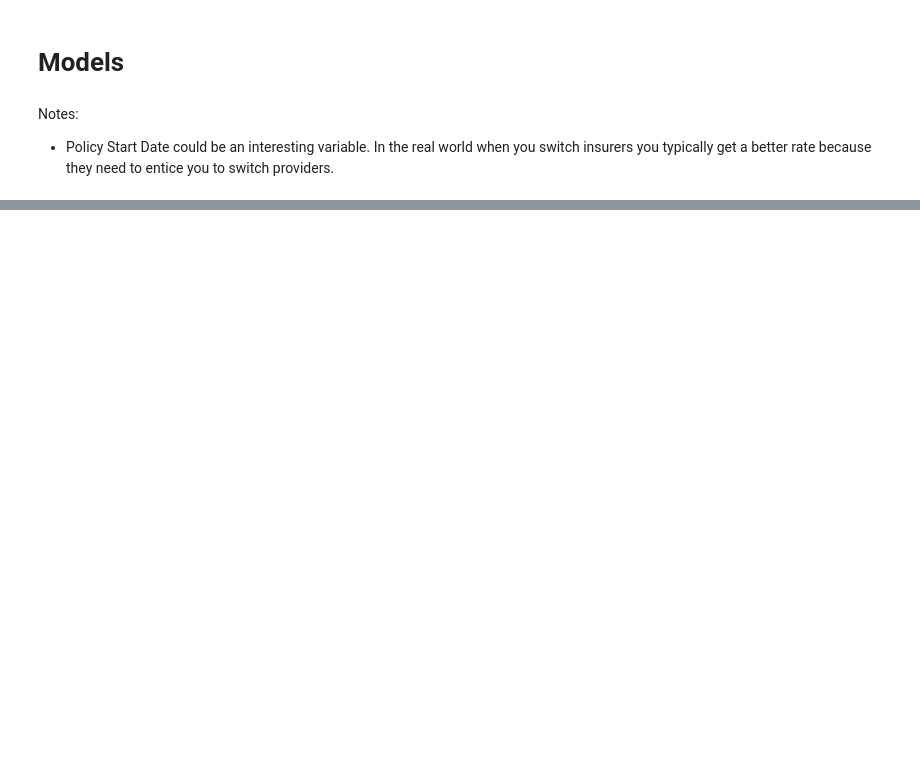
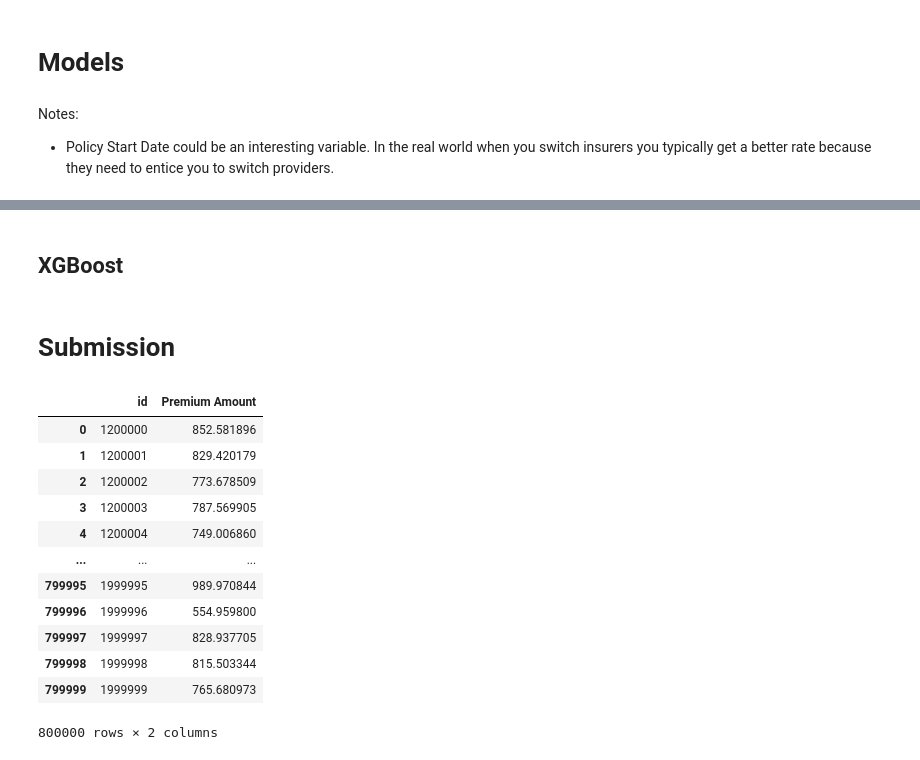
Before and after one commit to mglissmann/kaggle_playground_series_4_12, a Jupyter notebook: analysis_1.ipynb, the cells around one changed output, grey strips where cells are left out. Saved outputs shown, nothing was run; the diff lists cells and outputs as text; code cells hidden in the pictures; blank space fills up the shorter version.

Commit message:
LightGBM submission. 1.06347

```diff
--- a/analysis_1.ipynb
+++ b/analysis_1.ipynb
@@ -282,0 +325,2 @@ print("Best RMSLE:", study_lgbm.best_value)
+# %% [markdown]
+## XGBoost
@@ -282,0 +365,42 @@ print("Best RMSLE:", study_lgbm.best_value)
+# %% [markdown]
+# Submission
+# %%
+# Get best parameters
+best_params = study_lgbm.best_params
+
+# Create and train model with best parameters
+final_model = LGBMRegressor(**best_params)
+final_model.fit(
+    X_train,
+    y_train,
+    eval_set=[(X_test, y_test)],
+    callbacks=[early_stopping(stopping_rounds=30, verbose=False)]
+)
+
+# Make predictions
+y_pred = final_model.predict(preprocessed_test.iloc[:, 1:]) # all columns minus 'id'
+# %%
+y_pred = np.expm1(y_pred)
+# %%
+submission = pd.DataFrame(
+    data= {
+        'id': preprocessed_test['id'],
+        'Premium Amount': y_pred
+    }
+)
+
+submission
+# %% [output]
+|  | id | Premium Amount |
+| 0 | 1200000 | 852.581896 |
+| 1 | 1200001 | 829.420179 |
+| 2 | 1200002 | 773.678509 |
+| 3 | 1200003 | 787.569905 |
+| 4 | 1200004 | 749.006860 |
+| ... | ... | ... |
+| 799995 | 1999995 | 989.970844 |
+| 799996 | 1999996 | 554.959800 |
+| 799997 | 1999997 | 828.937705 |
+| 799998 | 1999998 | 815.503344 |
+| 799999 | 1999999 | 765.680973 |
+800000 rows × 2 columns
```
Also changed, not shown: parts of 9 cells of this notebook, 1 other file.
